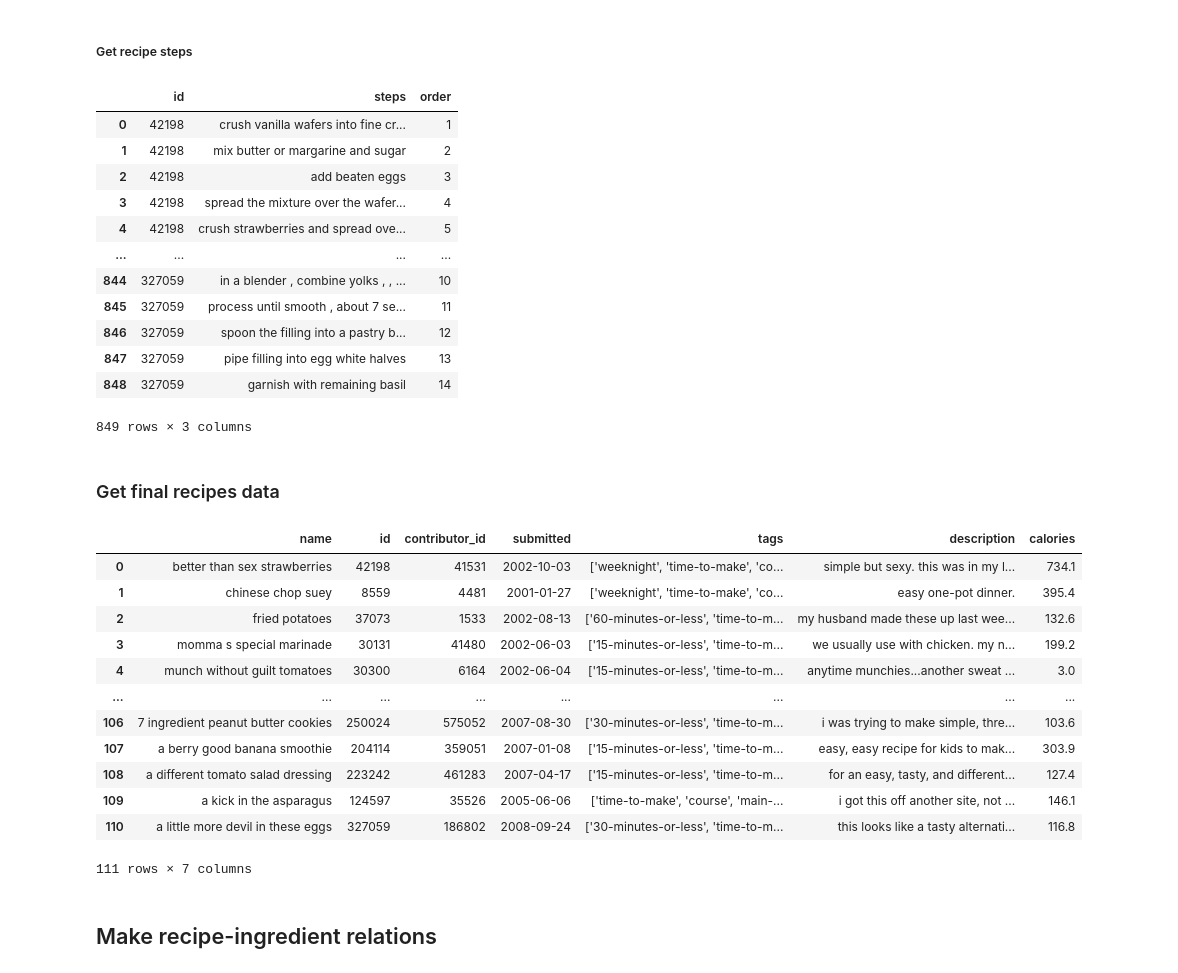
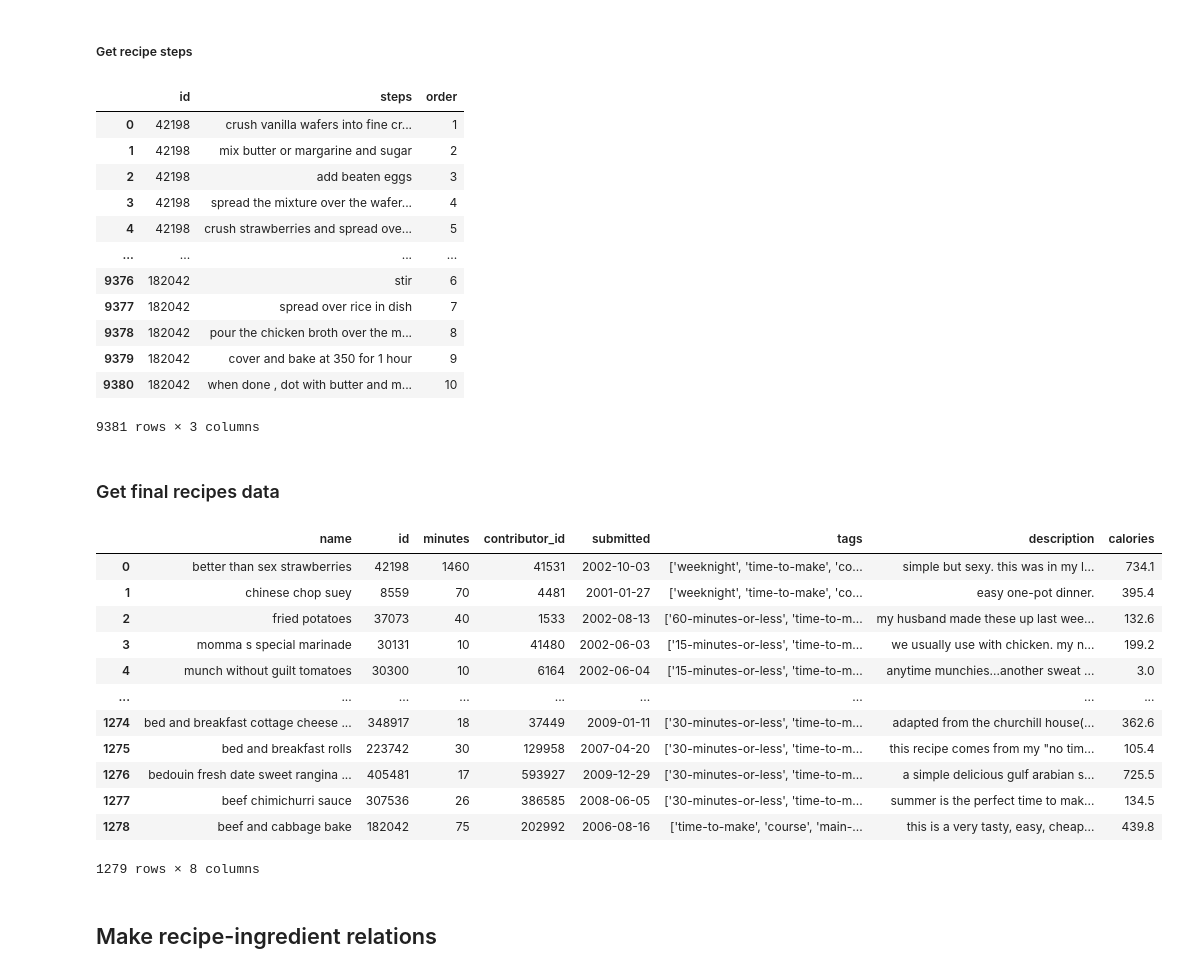
Before and after one commit to aprinawang/db-project, a Jupyter notebook: data/generate_csv.ipynb, the cells around one changed output. Saved outputs shown, nothing was run; the diff lists cells and outputs as text; code cells hidden in the pictures.

```diff
--- a/data/generate_csv.ipynb
+++ b/data/generate_csv.ipynb
@@ -179,7 +178,7 @@ valid = dict()
 valid_with_ingred = dict()
 bad_match = dict()
 no_match = []
-for _, recipe in recipes.loc[:2000].iterrows():
+for _, recipe in recipes.loc[:20000].iterrows():
   skip = False
   ingreds_in_recipe = dict()
   for ingred in recipe["ingredients"]:
@@ -353,39 +531,39 @@ steps_csv
 | 3 | 42198 | spread the mixture over the wafer... | 4 |
 | 4 | 42198 | crush strawberries and spread ove... | 5 |
 | ... | ... | ... | ... |
-| 844 | 327059 | in a blender , combine yolks , , ... | 10 |
-| 845 | 327059 | process until smooth , about 7 se... | 11 |
-| 846 | 327059 | spoon the filling into a pastry b... | 12 |
-| 847 | 327059 | pipe filling into egg white halves | 13 |
-| 848 | 327059 | garnish with remaining basil | 14 |
+| 9376 | 182042 | stir | 6 |
+| 9377 | 182042 | spread over rice in dish | 7 |
+| 9378 | 182042 | pour the chicken broth over the m... | 8 |
+| 9379 | 182042 | cover and bake at 350 for 1 hour | 9 |
+| 9380 | 182042 | when done , dot with butter and m... | 10 |
-849 rows × 3 columns
+9381 rows × 3 columns
 # %% [markdown]
 ### Get final recipes data
 # %%
 recipes_working
 
-to_keep = ["name", "id", "contributor_id", "submitted", "tags", "description", "nutrition"]
+to_keep = ["name", "id", "minutes", "contributor_id", "submitted", "tags", "description", "nutrition"]
 to_drop = set(recipes_working.columns) - set(to_keep)
 
 recipes_csv = recipes_working.drop(columns=to_drop)
 recipes_csv['calories'] = recipes_working['nutrition'].apply(ast.literal_eval).apply(lambda arr: arr[0])
 recipes_csv = recipes_csv.drop(columns=['nutrition'])
 
 recipes_csv
 # %% [output]
-|  | name | id | contributor_id | submitted | tags | description | calories |
-| 0 | better than sex strawberries | 42198 | 41531 | 2002-10-03 | ['weeknight', 'time-to-make', 'co... | simple but sexy. this was in my l... | 734.1 |
-| 1 | chinese chop suey | 8559 | 4481 | 2001-01-27 | ['weeknight', 'time-to-make', 'co... | easy one-pot dinner. | 395.4 |
-| 2 | fried potatoes | 37073 | 1533 | 2002-08-13 | ['60-minutes-or-less', 'time-to-m... | my husband made these up last wee... | 132.6 |
-| 3 | momma s special marinade | 30131 | 41480 | 2002-06-03 | ['15-minutes-or-less', 'time-to-m... | we usually use with chicken. my n... | 199.2 |
-| 4 | munch without guilt tomatoes | 30300 | 6164 | 2002-06-04 | ['15-minutes-or-less', 'time-to-m... | anytime munchies...another sweat ... | 3.0 |
-| ... | ... | ... | ... | ... | ... | ... | ... |
-| 106 | 7 ingredient peanut butter cookies | 250024 | 575052 | 2007-08-30 | ['30-minutes-or-less', 'time-to-m... | i was trying to make simple, thre... | 103.6 |
-| 107 | a berry good banana smoothie | 204114 | 359051 | 2007-01-08 | ['15-minutes-or-less', 'time-to-m... | easy, easy recipe for kids to mak... | 303.9 |
-| 108 | a different tomato salad dressing | 223242 | 461283 | 2007-04-17 | ['15-minutes-or-less', 'time-to-m... | for an easy, tasty, and different... | 127.4 |
-| 109 | a kick in the asparagus | 124597 | 35526 | 2005-06-06 | ['time-to-make', 'course', 'main-... | i got this off another site, not ... | 146.1 |
-| 110 | a little more devil in these eggs | 327059 | 186802 | 2008-09-24 | ['30-minutes-or-less', 'time-to-m... | this looks like a tasty alternati... | 116.8 |
+|  | name | id | minutes | contributor_id | submitted | tags | description | calories |
+| 0 | better than sex strawberries | 42198 | 1460 | 41531 | 2002-10-03 | ['weeknight', 'time-to-make', 'co... | simple but sexy. this was in my l... | 734.1 |
+| 1 | chinese chop suey | 8559 | 70 | 4481 | 2001-01-27 | ['weeknight', 'time-to-make', 'co... | easy one-pot dinner. | 395.4 |
+| 2 | fried potatoes | 37073 | 40 | 1533 | 2002-08-13 | ['60-minutes-or-less', 'time-to-m... | my husband made these up last wee... | 132.6 |
+| 3 | momma s special marinade | 30131 | 10 | 41480 | 2002-06-03 | ['15-minutes-or-less', 'time-to-m... | we usually use with chicken. my n... | 199.2 |
+| 4 | munch without guilt tomatoes | 30300 | 10 | 6164 | 2002-06-04 | ['15-minutes-or-less', 'time-to-m... | anytime munchies...another sweat ... | 3.0 |
+| ... | ... | ... | ... | ... | ... | ... | ... | ... |
+| 1274 | bed and breakfast cottage cheese ... | 348917 | 18 | 37449 | 2009-01-11 | ['30-minutes-or-less', 'time-to-m... | adapted from the churchill house(... | 362.6 |
+| 1275 | bed and breakfast rolls | 223742 | 30 | 129958 | 2007-04-20 | ['30-minutes-or-less', 'time-to-m... | this recipe comes from my "no tim... | 105.4 |
+| 1276 | bedouin fresh date sweet rangina ... | 405481 | 17 | 593927 | 2009-12-29 | ['30-minutes-or-less', 'time-to-m... | a simple delicious gulf arabian s... | 725.5 |
+| 1277 | beef chimichurri sauce | 307536 | 26 | 386585 | 2008-06-05 | ['30-minutes-or-less', 'time-to-m... | summer is the perfect time to mak... | 134.5 |
+| 1278 | beef and cabbage bake | 182042 | 75 | 202992 | 2006-08-16 | ['time-to-make', 'course', 'main-... | this is a very tasty, easy, cheap... | 439.8 |
-111 rows × 7 columns
+1279 rows × 8 columns
 # %% [markdown]
 ## Make recipe-ingredient relations
 # %%
```
Also changed, not shown: parts of 13 cells of this notebook, 7 other files.
